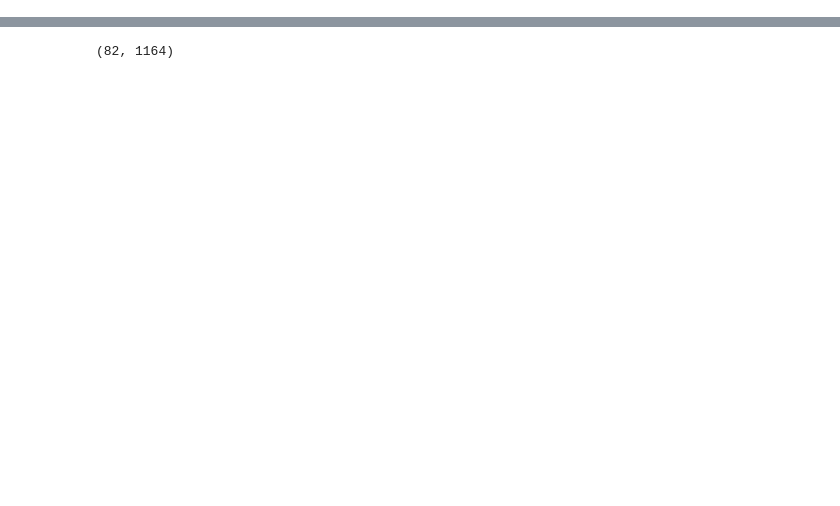
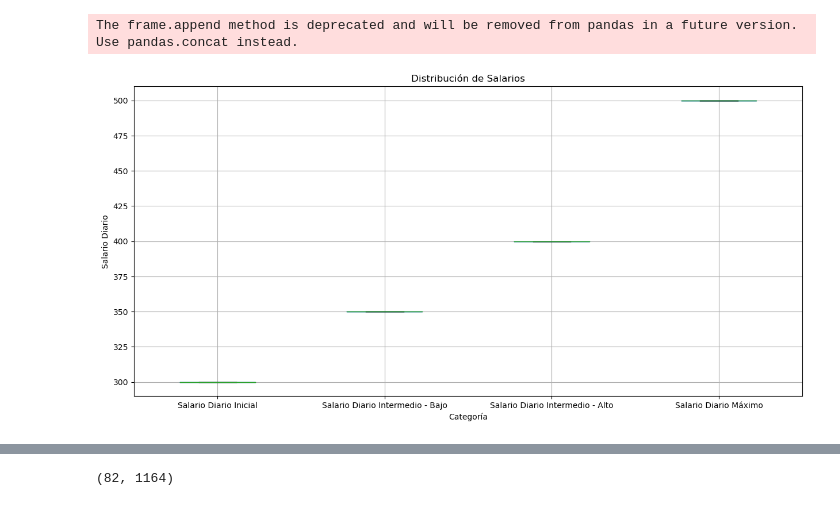
Before and after one commit to MayelinAguilar/catch-consulting, a Jupyter notebook: Catch-Consulting.ipynb, the cells around one changed output, grey strips where cells are left out. Cells and saved outputs as stored; diff of their text form; code cells hidden in the pictures; blank space fills up the shorter version.

```diff
--- a/Catch-Consulting.ipynb
+++ b/Catch-Consulting.ipynb
@@ -3,3 +27,32 @@ import pandas as pd
+# %%
+import pandas as pd
+import matplotlib.pyplot as plt
+
+data = pd.DataFrame(columns=['Categoría', 'Salario Diario Inicial', 'Salario Diario Intermedio - Bajo',
+                             'Salario Diario Intermedio - Alto', 'Salario Diario Máximo', 'Personal a cargo',
+                             'Tiempo mínimo entre ascensos', '% de personal en categoría', 'Nivel promedio de escolaridad'])
+
+data = data.append({'Categoría': 'Avance - 30%',
+                    'Salario Diario Inicial': 300.00,
+                    'Salario Diario Intermedio - Bajo': 350.00,
+                    'Salario Diario Intermedio - Alto': 400.00,
+                    'Salario Diario Máximo': 500.00,
+                    },ignore_index=True )
+
+fig, ax = plt.subplots(figsize=(15, 7), dpi=100)
+boxplot = data.boxplot(column=['Salario Diario Inicial', 'Salario Diario Intermedio - Bajo',
+                               'Salario Diario Intermedio - Alto', 'Salario Diario Máximo'],
+                       labels=['Salario Diario Inicial', 'Salario Diario Intermedio - Bajo',
+                               'Salario Diario Intermedio - Alto', 'Salario Diario Máximo'])
+
+ax.set_ylim()
+ax.set_title("Distribución de Salarios")
+ax.set_xlabel("Categoría")
+ax.set_ylabel("Salario Diario")
+plt.show()
+# %% [output]
+The frame.append method is deprecated and will be removed from pandas in a future version. Use pandas.concat instead.
+[figure, added]
 # %%
 df_database = pd.read_csv('base-de-datos-gto.csv')
 df_database.head()
```
Also changed, not shown: parts of 6 cells of this notebook, 3 other files.
